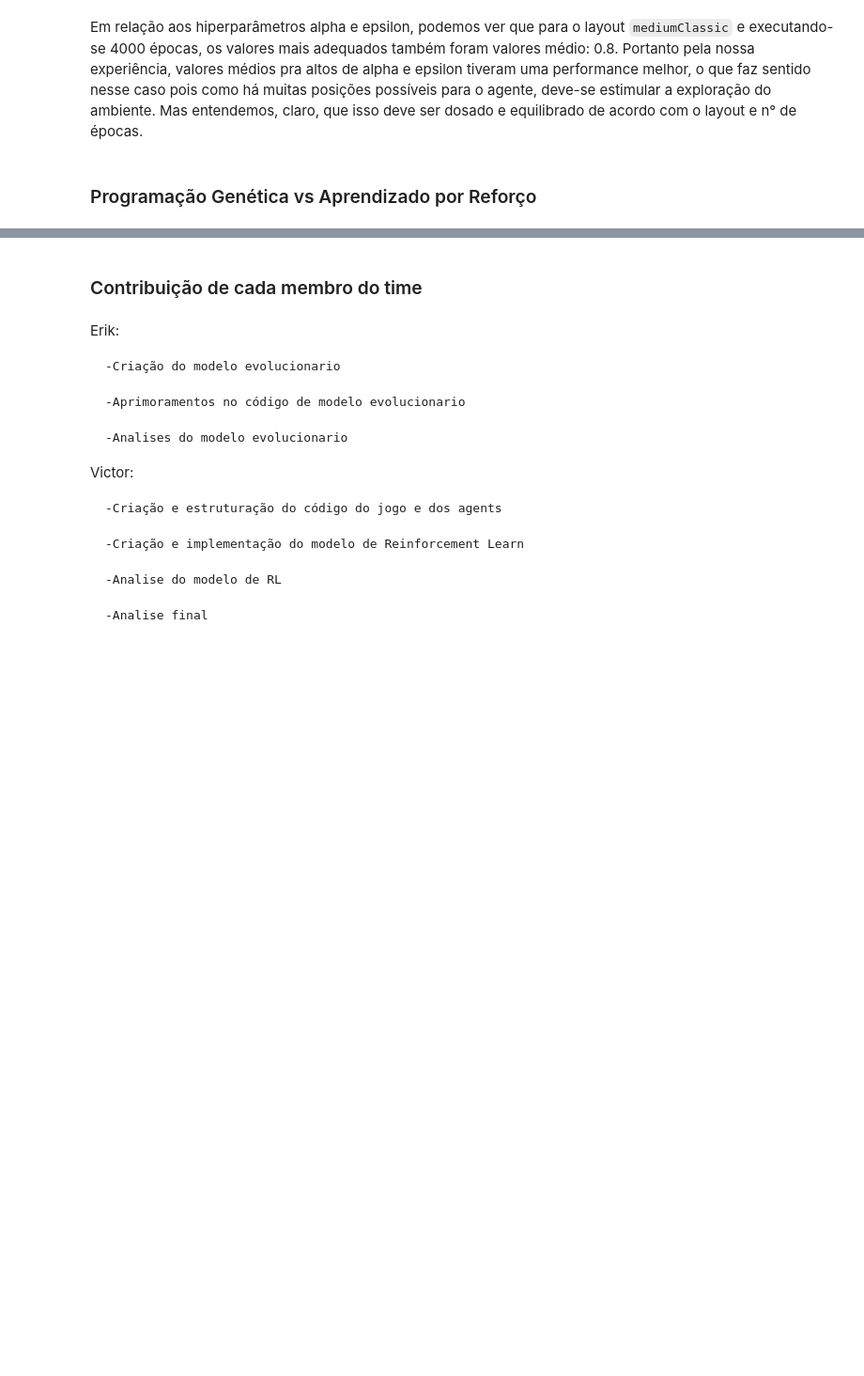
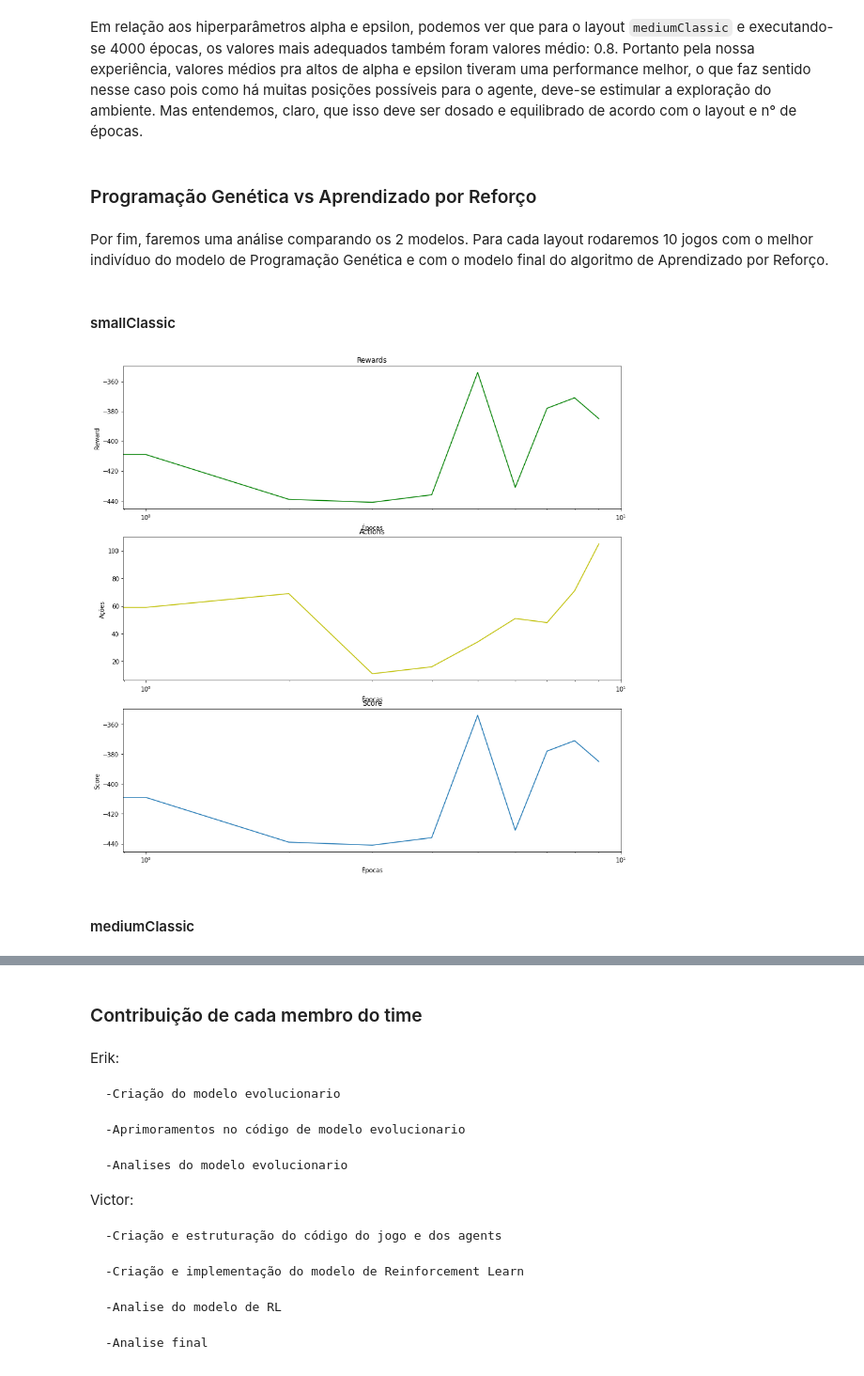
Before and after one commit to vpalmerini/pacman, a Jupyter notebook: p3.ipynb, the cells around one changed output, grey strips where cells are left out. Shown at 94% size. Saved outputs shown, nothing was run; the diff lists cells and outputs as text; code cells hidden in the pictures; blank space fills up the shorter version.

```diff
--- a/p3.ipynb
+++ b/p3.ipynb
@@ -359,25 +359,25 @@ Nesta parte nos preocupamos em implementar os principais conceitos relacionados
 import matplotlib.pyplot as plt
 import ast
 
-def plotResults(performance):
+def plotResults(performance, index = 0):
     fig, axs = plt.subplots(3, figsize=(15,15))
     axs[0].set_title('Rewards')
     axs[0].set_xlabel('Épocas')
     axs[0].set_xscale('log')
     axs[0].set_ylabel('Reward')
-    axs[0].plot(ast.literal_eval(performance[0])['rewards'], 'g')
+    axs[0].plot(ast.literal_eval(performance[index])['rewards'], 'g')
 
     axs[1].set_title('Actions')
     axs[1].set_xlabel('Épocas')
     axs[1].set_xscale('log')
     axs[1].set_ylabel('Ações')
-    axs[1].plot(ast.literal_eval(performance[0])['actions'], 'y')
+    axs[1].plot(ast.literal_eval(performance[index])['actions'], 'y')
 
     axs[2].set_title('Score')
     axs[2].set_xlabel('Épocas')
     axs[2].set_xscale('log')
     axs[2].set_ylabel('Score')
-    axs[2].plot(ast.literal_eval(performance[0])['scores'])
+    axs[2].plot(ast.literal_eval(performance[index])['scores'])
 # %% [markdown]
 ### Desenvolvimento
 
@@ -619,3 +619,13 @@ Quando nos referimos às limitações do modelo, estamos nos preocupando com o c
 Em relação aos hiperparâmetros alpha e epsilon, podemos ver que para o layout `mediumClassic` e executando-se 4000 épocas, os valores mais adequados também foram valores médio: 0.8. Portanto pela nossa experiência, valores médios pra altos de alpha e epsilon tiveram uma performance melhor, o que faz sentido nesse caso pois como há muitas posições possíveis para o agente, deve-se estimular a exploração do ambiente. Mas entendemos, claro, que isso deve ser dosado e equilibrado de acordo com o layout e n° de épocas.
 # %% [markdown]
 ### Programação Genética vs Aprendizado por Reforço
+# %% [markdown]
+Por fim, faremos uma análise comparando os 2 modelos. Para cada layout rodaremos 10 jogos com o melhor indivíduo do modelo de Programação Genética e com o modelo final do algoritmo de Aprendizado por Reforço.
+# %% [markdown]
+#### smallClassic
+# %%
+performance_rl_small = ! python reinforcement.py --layout smallClassic --numGames 2010 --learningRate 0.8 --explorationRate 0.8
+# %%
+plotResults(performance_rl_small, 1)
+# %% [output]
+[figure, added]
@@ -621,0 +634,2 @@ Em relação aos hiperparâmetros alpha e epsilon, podemos ver que para o layout
+# %% [markdown]
+#### mediumClassic
```
Also changed, not shown: parts of 8 cells of this notebook, 1 other file.
